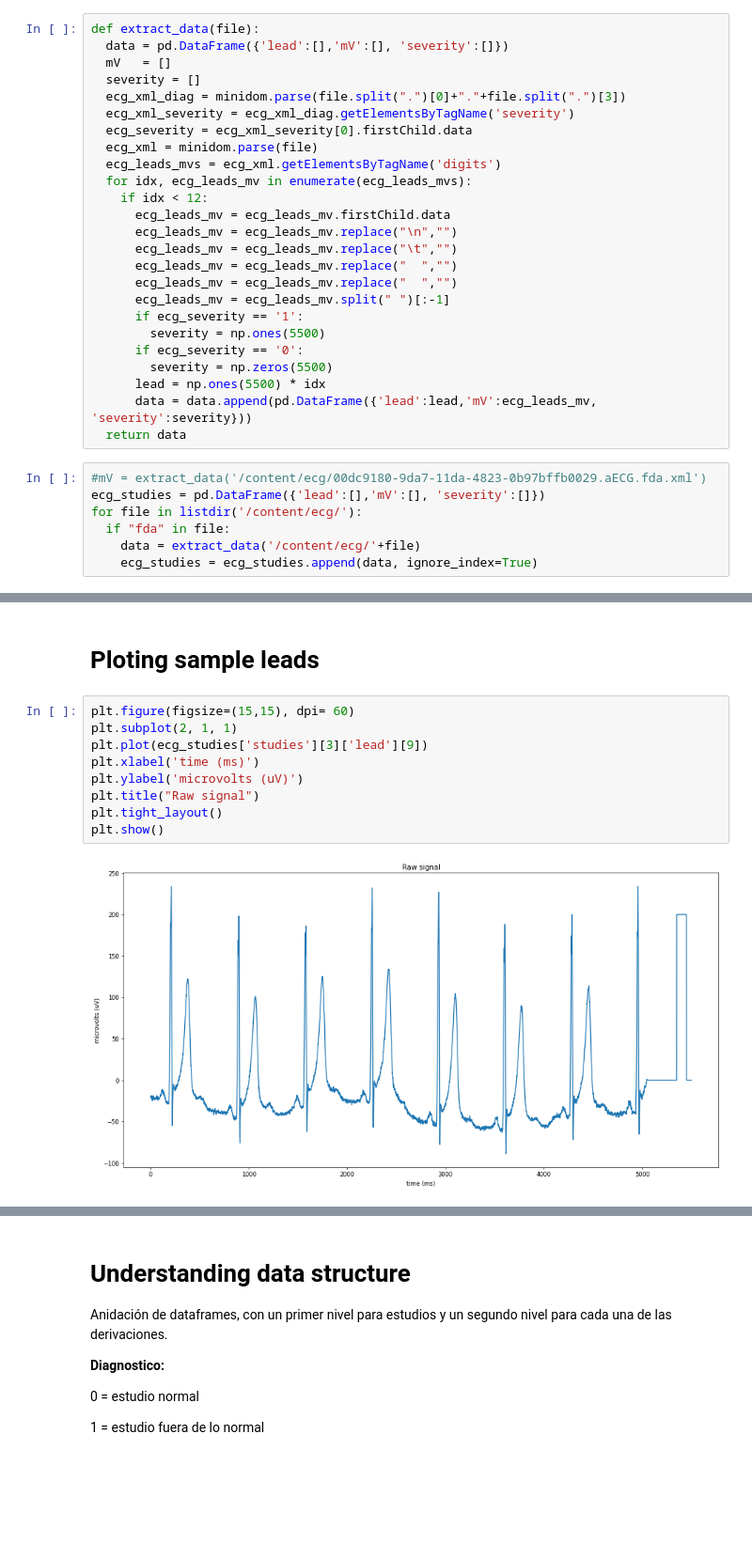
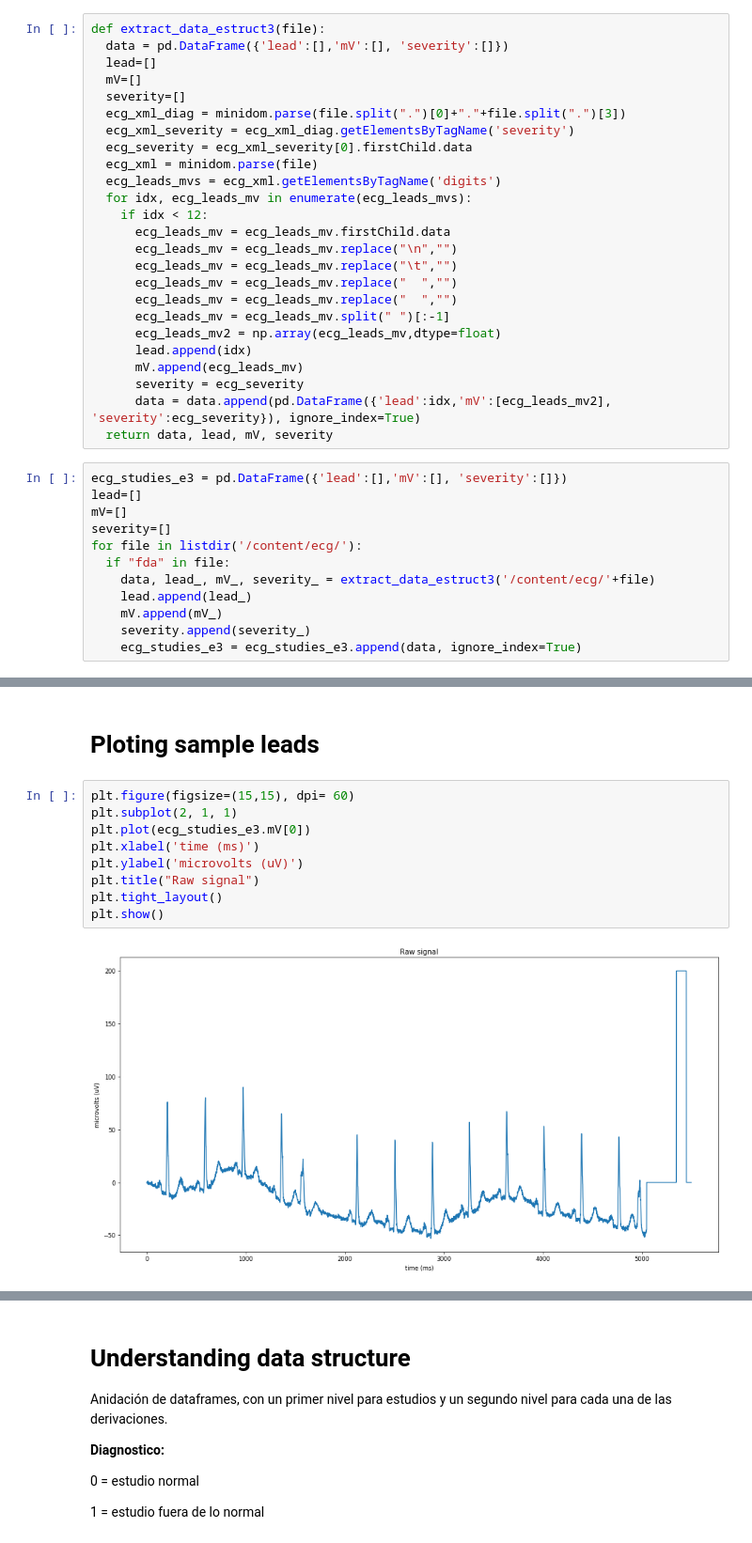
Before and after one commit to vicentbas/ia3_uv, a Jupyter notebook: ecg.ipynb, the cells around one changed output, grey strips where cells are left out. Shown at 94% size. Saved outputs shown, nothing was run; the diff lists cells and outputs as text; blank space fills up the shorter version.

```diff
--- a/ecg.ipynb
+++ b/ecg.ipynb
@@ -40,8 +29,9 @@ severity  = []
 # %%
-def extract_data(file):
+def extract_data_estruct3(file):
   data = pd.DataFrame({'lead':[],'mV':[], 'severity':[]})
-  mV   = []
-  severity = []
+  lead=[]
+  mV=[]
+  severity=[]
   ecg_xml_diag = minidom.parse(file.split(".")[0]+"."+file.split(".")[3])
   ecg_xml_severity = ecg_xml_diag.getElementsByTagName('severity')
   ecg_severity = ecg_xml_severity[0].firstChild.data
@@ -55,17 +45,21 @@ def extract_data(file):
       ecg_leads_mv = ecg_leads_mv.replace("  ","")
       ecg_leads_mv = ecg_leads_mv.replace("  ","")
       ecg_leads_mv = ecg_leads_mv.split(" ")[:-1]
-      if ecg_severity == '1':
-        severity = np.ones(5500)
-      if ecg_severity == '0':
-        severity = np.zeros(5500)
-      lead = np.ones(5500) * idx
-      data = data.append(pd.DataFrame({'lead':lead,'mV':ecg_leads_mv, 'severity':severity}))
-  return data
+      ecg_leads_mv2 = np.array(ecg_leads_mv,dtype=float)
+      lead.append(idx)
+      mV.append(ecg_leads_mv)
+      severity = ecg_severity
+      data = data.append(pd.DataFrame({'lead':idx,'mV':[ecg_leads_mv2], 'severity':ecg_severity}), ignore_index=True)
+  return data, lead, mV, severity
 # %%
-#mV = extract_data('/content/ecg/00dc9180-9da7-11da-4823-0b97bffb0029.aECG.fda.xml')
-ecg_studies = pd.DataFrame({'lead':[],'mV':[], 'severity':[]})
+ecg_studies_e3 = pd.DataFrame({'lead':[],'mV':[], 'severity':[]})
+lead=[]
+mV=[]
+severity=[]
 for file in listdir('/content/ecg/'):
   if "fda" in file:
-    data = extract_data('/content/ecg/'+file)
-    ecg_studies = ecg_studies.append(data, ignore_index=True)
+    data, lead_, mV_, severity_ = extract_data_estruct3('/content/ecg/'+file)
+    lead.append(lead_)
+    mV.append(mV_)
+    severity.append(severity_)
+    ecg_studies_e3 = ecg_studies_e3.append(data, ignore_index=True)
@@ -128,14 +84,14 @@ KeyError: ignored
 # %%
 plt.figure(figsize=(15,15), dpi= 60)
 plt.subplot(2, 1, 1)
-plt.plot(ecg_studies['studies'][3]['lead'][9])
+plt.plot(ecg_studies_e3.mV[0])
 plt.xlabel('time (ms)')
 plt.ylabel('microvolts (uV)')
 plt.title("Raw signal")
 plt.tight_layout()
 plt.show()
 # %% [output]
-[figure, old version]
+[figure, new version]
 # %%
 plt.figure(figsize=(15,15), dpi= 60)
 plt.subplot(2, 1, 1)
```
Also changed, not shown: parts of 48 cells of this notebook.
